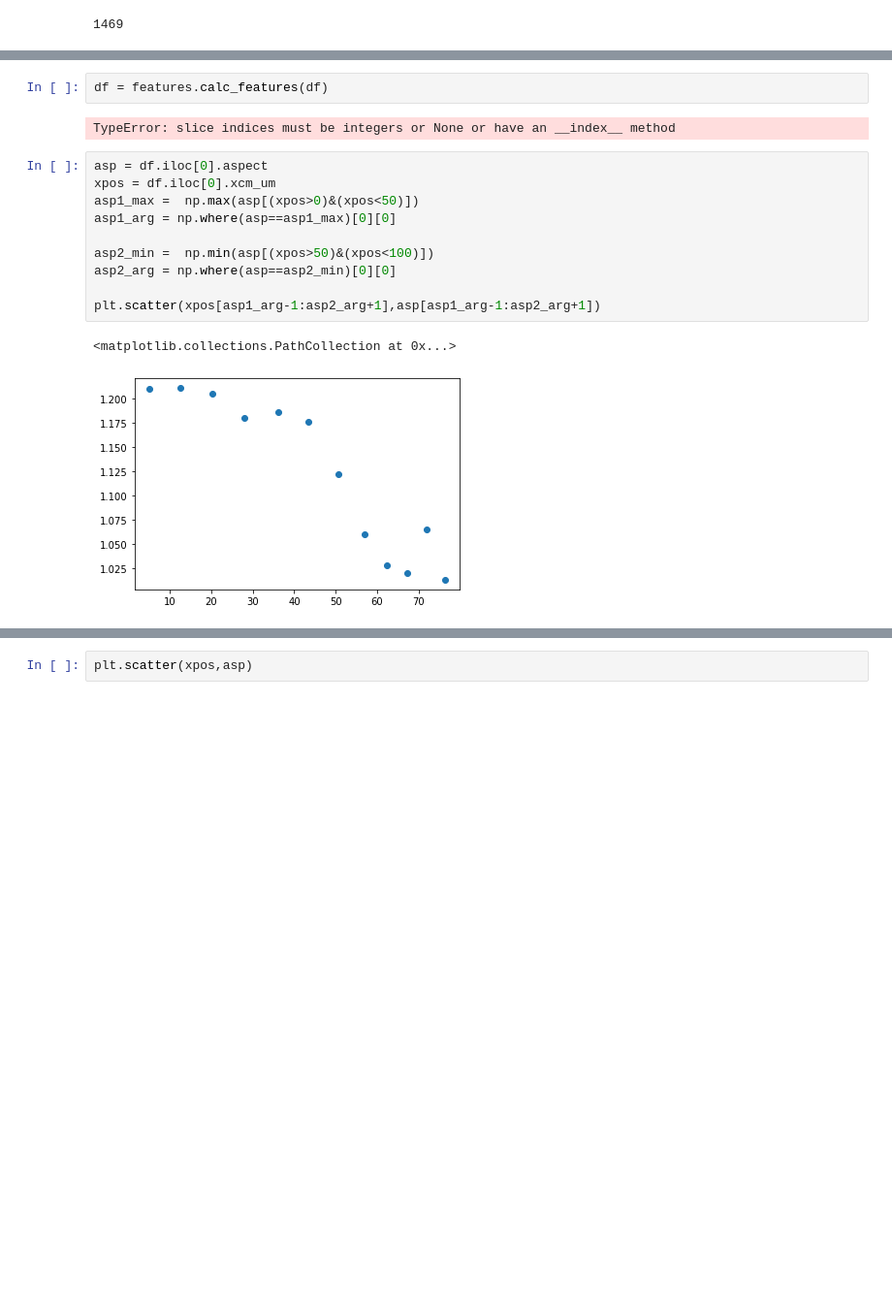
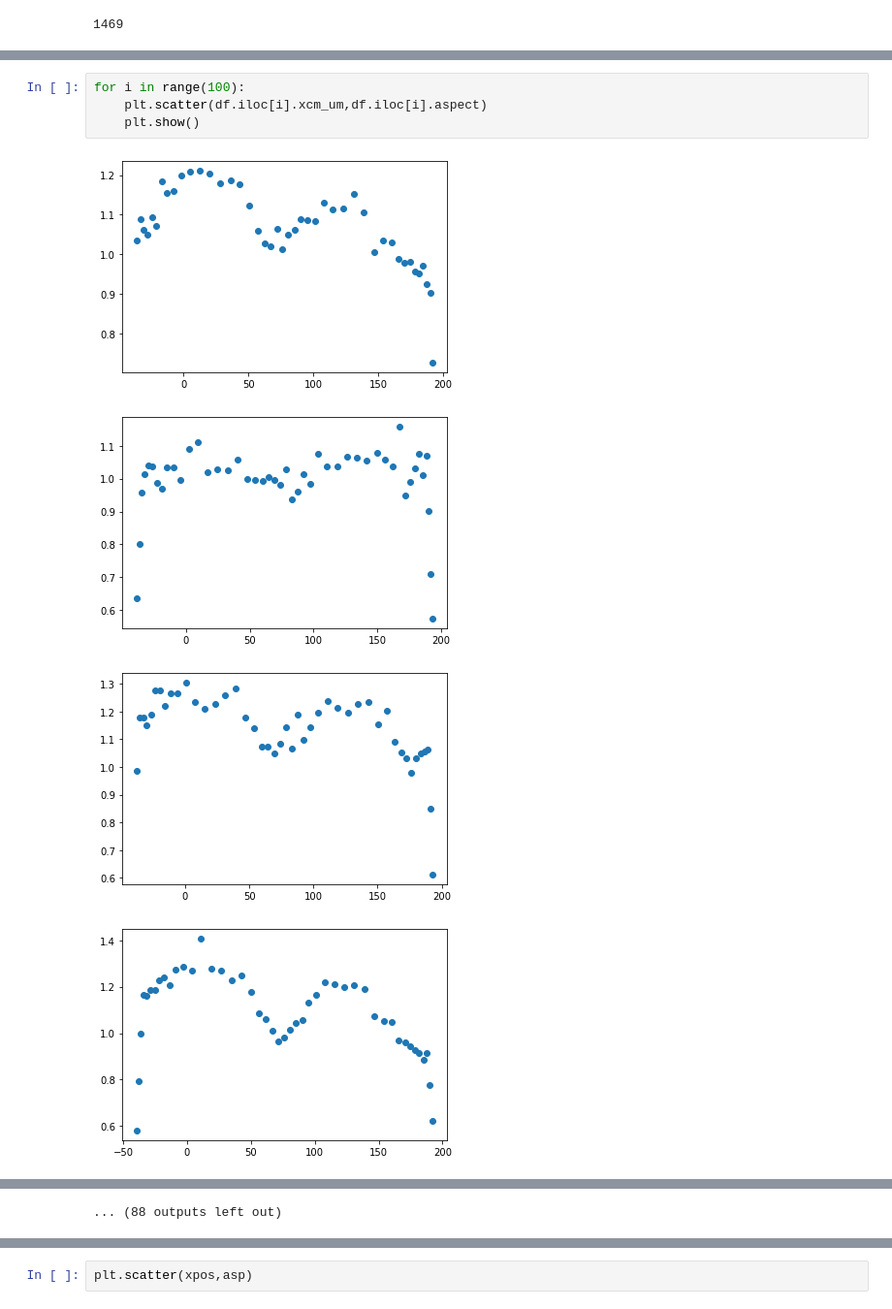
Before and after one commit to siwylab/time-series-dc, a Jupyter notebook: Figure 2.ipynb, the cells around one changed output, grey strips where cells are left out. Shown at 97% size. Cells and saved outputs as stored; diff of their text form; blank space fills up the shorter version.

```diff
--- a/Figure 2.ipynb
+++ b/Figure 2.ipynb
@@ -43,18 +48,10 @@ Index(['event', 'tf', 'mask', 'perimeter', 'area', 'circ', 'deform', 'r_um',
       dtype='object')
-# %%
-df = features.calc_features(df)
-# %% [output]
-TypeError: slice indices must be integers or None or have an __index__ method
-# %%
-asp = df.iloc[0].aspect
-xpos = df.iloc[0].xcm_um
-asp1_max =  np.max(asp[(xpos>0)&(xpos<50)])
-asp1_arg = np.where(asp==asp1_max)[0][0]
-
-asp2_min =  np.min(asp[(xpos>50)&(xpos<100)])
-asp2_arg = np.where(asp==asp2_min)[0][0]
-
-plt.scatter(xpos[asp1_arg-1:asp2_arg+1],asp[asp1_arg-1:asp2_arg+1])
-# %% [output]
-<matplotlib.collections.PathCollection at 0x...>
-[figure, removed]
+# %%
+for i in range(100):
+    plt.scatter(df.iloc[i].xcm_um,df.iloc[i].aspect)
+    plt.show()
+# %% [output]
+[figure, added]
+[figure, added]
+[figure, added]
+[figure, added]
@@ -60,0 +66 @@ plt.scatter(xpos[asp1_arg-1:asp2_arg+1],asp[asp1_arg-1:asp2_arg+1])
+... (88 outputs left out)
```
Also changed, not shown: parts of 5 cells of this notebook, 1 other file.
